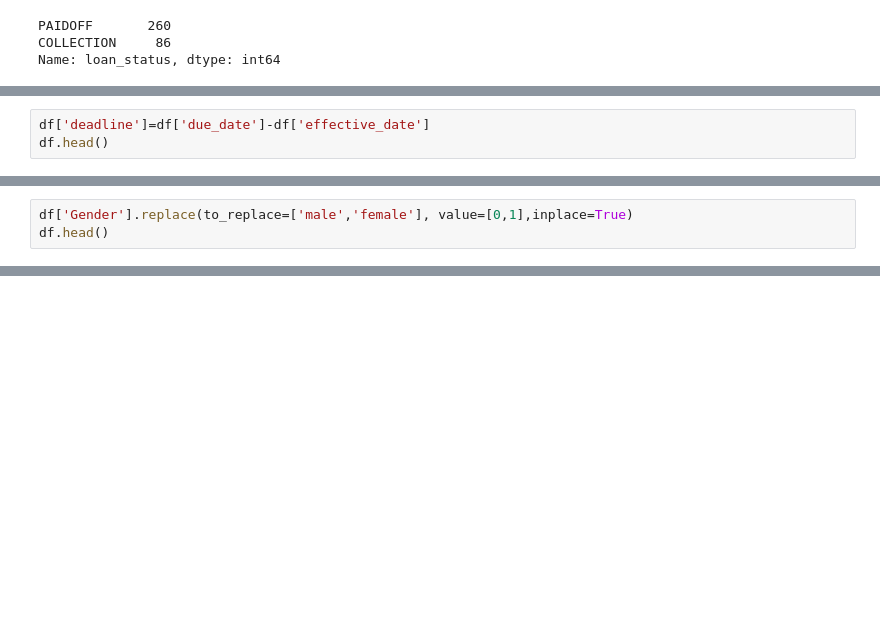
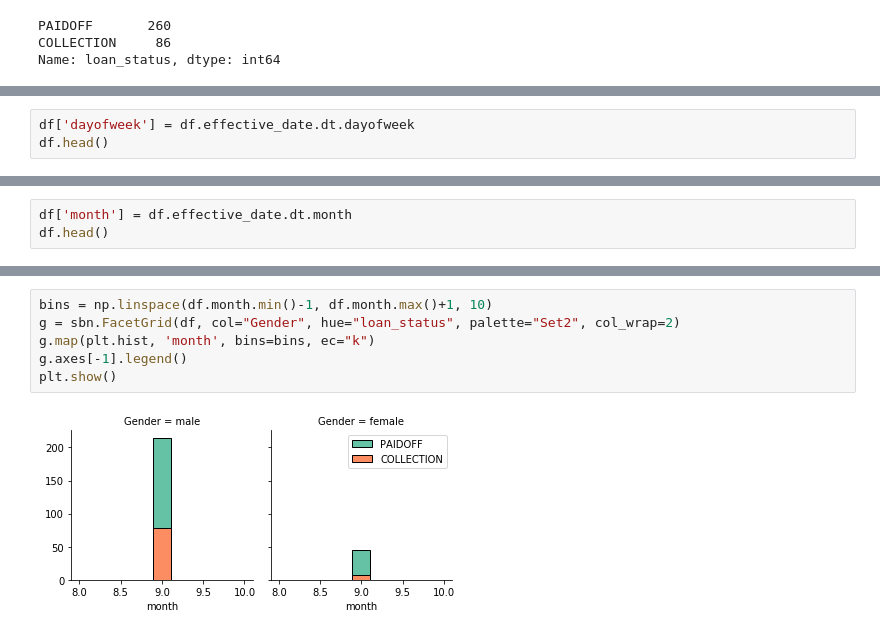
Before and after one commit to Priyanka1994/CourseCapstoneProject, a Jupyter notebook: Capstone_intro_notebook.ipynb, the cells around one changed output, grey strips where cells are left out. Cells and saved outputs as stored; diff of their text form; blank space fills up the shorter version.

```diff
--- a/Capstone_intro_notebook.ipynb
+++ b/Capstone_intro_notebook.ipynb
@@ -122,3 +50,0 @@ Name: loan_status, dtype: float64
-# %%
-df['deadline']=df['due_date']-df['effective_date']
-df.head()
@@ -132,3 +50,0 @@ df.head()
-# %%
-df['Gender'].replace(to_replace=['male','female'], value=[0,1],inplace=True)
-df.head()
@@ -232,0 +62,3 @@ X_trainset, X_testset, y_trainset, y_testset = train_test_split(X, y, test_size=
+# %%
+df['dayofweek'] = df.effective_date.dt.dayofweek
+df.head()
@@ -232,0 +80,3 @@ X_trainset, X_testset, y_trainset, y_testset = train_test_split(X, y, test_size=
+# %%
+df['month'] = df.effective_date.dt.month
+df.head()
@@ -232,0 +90,8 @@ X_trainset, X_testset, y_trainset, y_testset = train_test_split(X, y, test_size=
+# %%
+bins = np.linspace(df.month.min()-1, df.month.max()+1, 10)
+g = sbn.FacetGrid(df, col="Gender", hue="loan_status", palette="Set2", col_wrap=2)
+g.map(plt.hist, 'month', bins=bins, ec="k")
+g.axes[-1].legend()
+plt.show()
+# %% [output]
+[figure, added]
```
Also changed, not shown: parts of 44 cells of this notebook.
